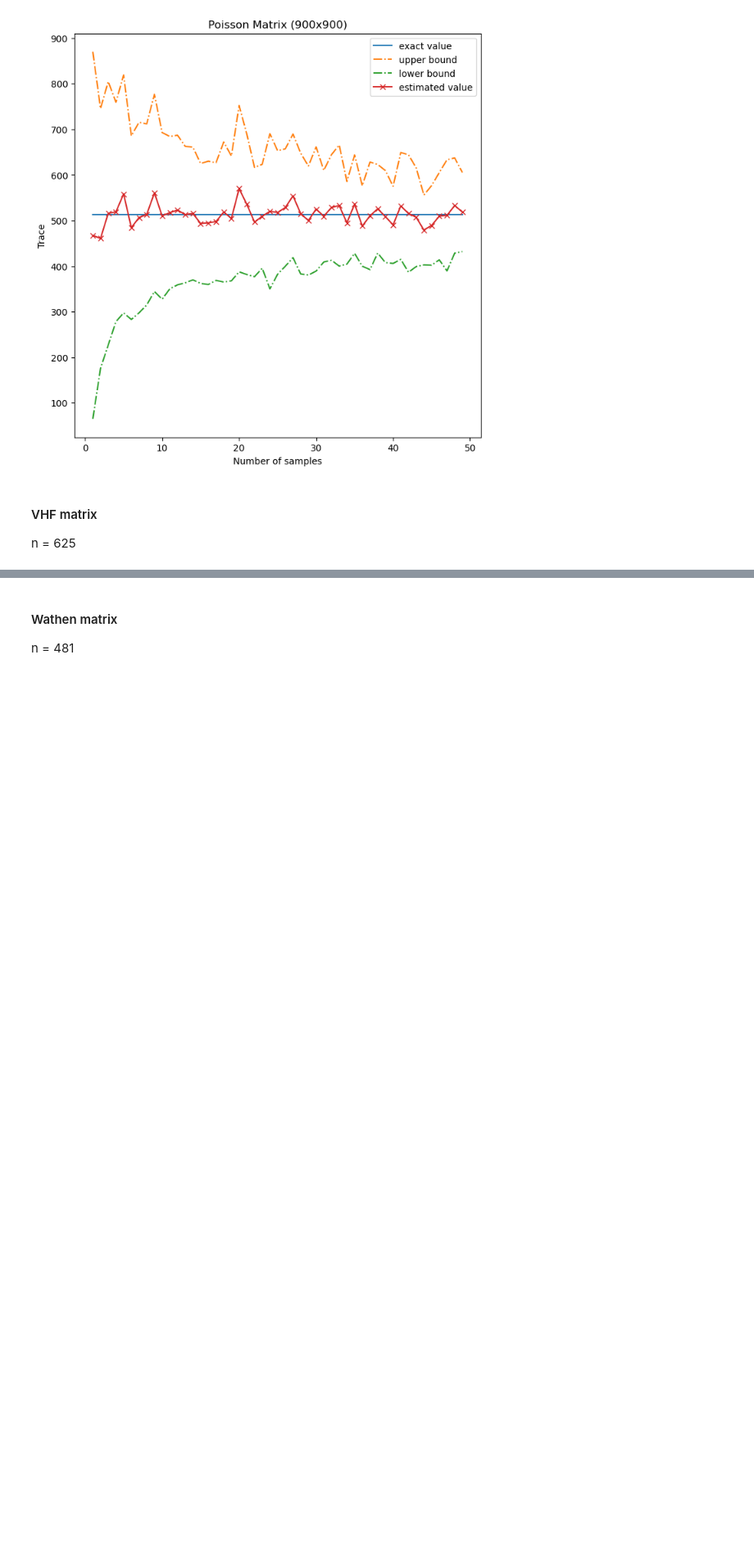
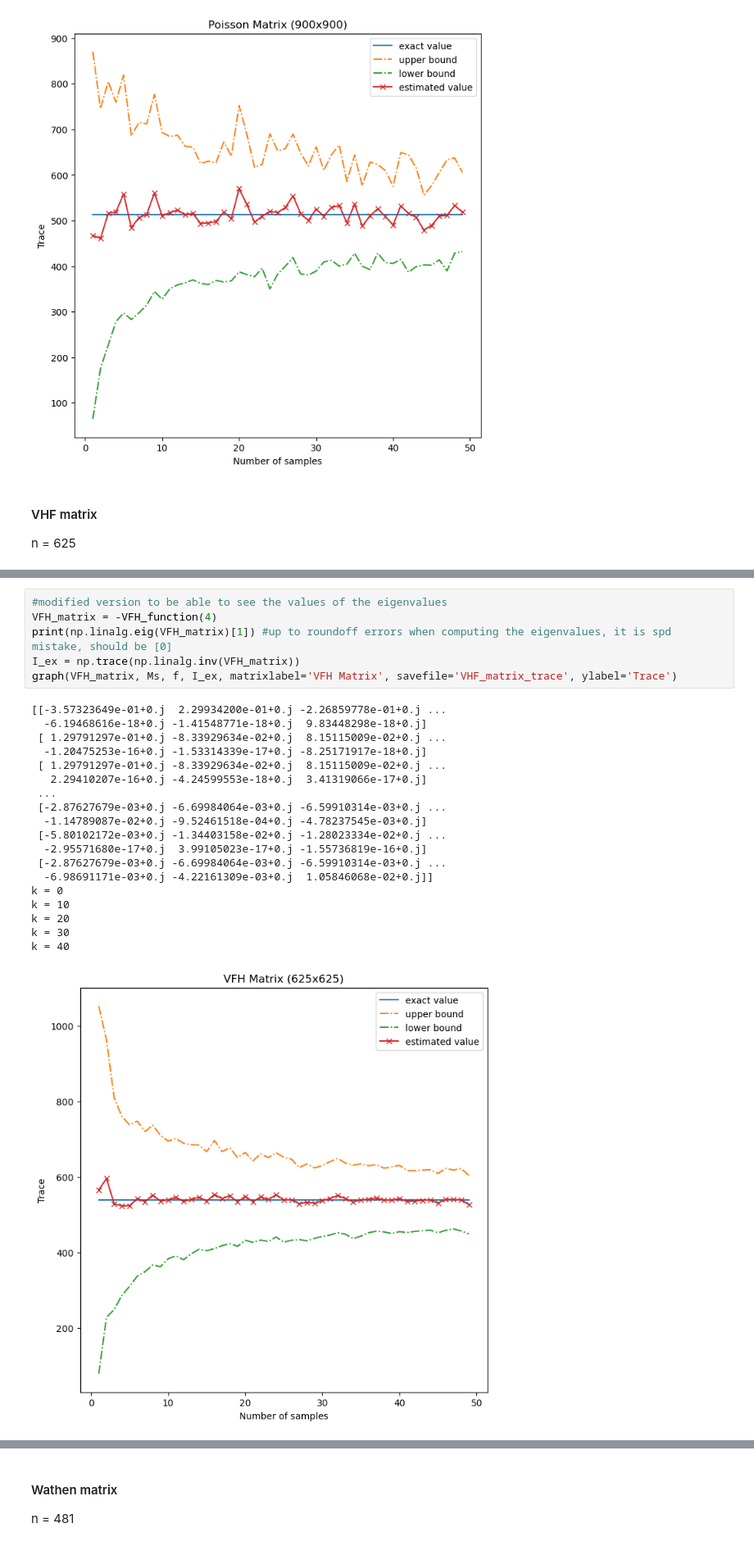
Before and after one commit to Aurenore/CLAProject_TraceEstimator, a Jupyter notebook: graphs.ipynb, the cells around one changed output, grey strips where cells are left out. Shown at 82% size. Drawn from its saved outputs; the diff is of its cells as text; blank space fills up the shorter version.

Commit message:
ran graoh part for VFH matrix

```diff
--- a/graphs.ipynb
+++ b/graphs.ipynb
@@ -32 +43,27 @@ n = 625
+# %%
+#modified version to be able to see the values of the eigenvalues
+VFH_matrix = -VFH_function(4)
+print(np.linalg.eig(VFH_matrix)[1]) #up to roundoff errors when computing the eigenvalues, it is spd mistake, should be [0]
+I_ex = np.trace(np.linalg.inv(VFH_matrix))
+graph(VFH_matrix, Ms, f, I_ex, matrixlabel='VFH Matrix', savefile='VHF_matrix_trace', ylabel='Trace')
+# %% [output]
+[[-3.57323649e-01+0.j  2.29934200e-01+0.j -2.26859778e-01+0.j ...
+  -6.19468616e-18+0.j -1.41548771e-18+0.j  9.83448298e-18+0.j]
+ [ 1.29791297e-01+0.j -8.33929634e-02+0.j  8.15115009e-02+0.j ...
+  -1.20475253e-16+0.j -1.53314339e-17+0.j -8.25171917e-18+0.j]
+ [ 1.29791297e-01+0.j -8.33929634e-02+0.j  8.15115009e-02+0.j ...
+   2.29410207e-16+0.j -4.24599553e-18+0.j  3.41319066e-17+0.j]
+ ...
+ [-2.87627679e-03+0.j -6.69984064e-03+0.j -6.59910314e-03+0.j ...
+  -1.14789087e-02+0.j -9.52461518e-04+0.j -4.78237545e-03+0.j]
+ [-5.80102172e-03+0.j -1.34403158e-02+0.j -1.28023334e-02+0.j ...
+  -2.95571680e-17+0.j  3.99105023e-17+0.j -1.55736819e-16+0.j]
+ [-2.87627679e-03+0.j -6.69984064e-03+0.j -6.59910314e-03+0.j ...
+  -6.98691171e-03+0.j -4.22161309e-03+0.j  1.05846068e-02+0.j]]
+k = 0
+k = 10
+k = 20
+k = 30
+k = 40
+[figure, added]
 # %%
```
Also changed, not shown: parts of 2 cells of this notebook, 2 other files.
